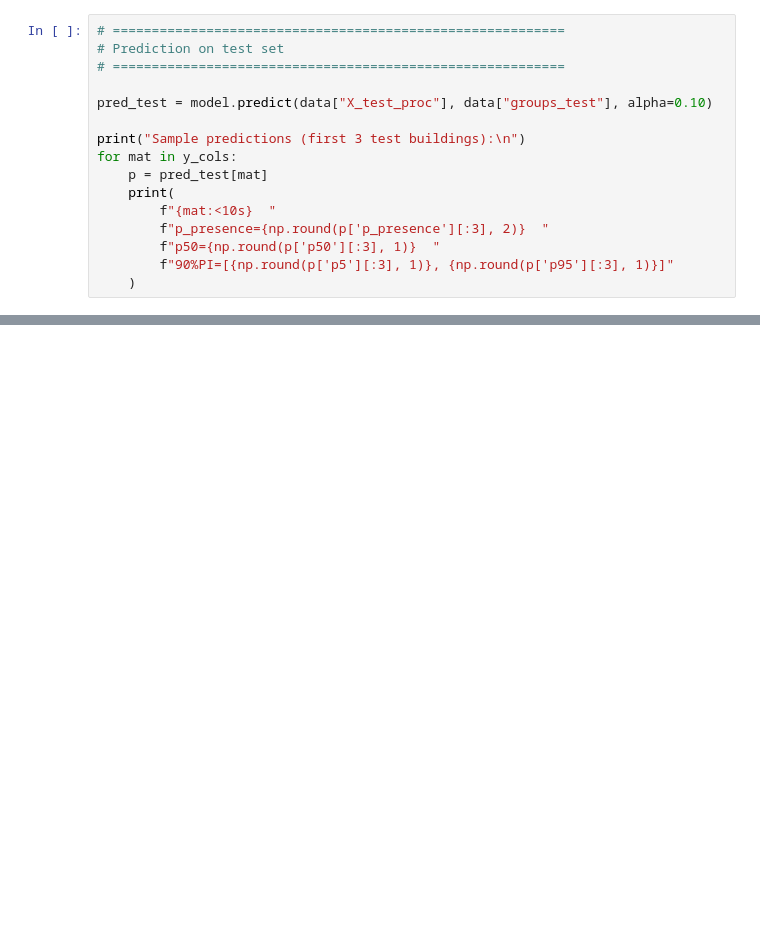
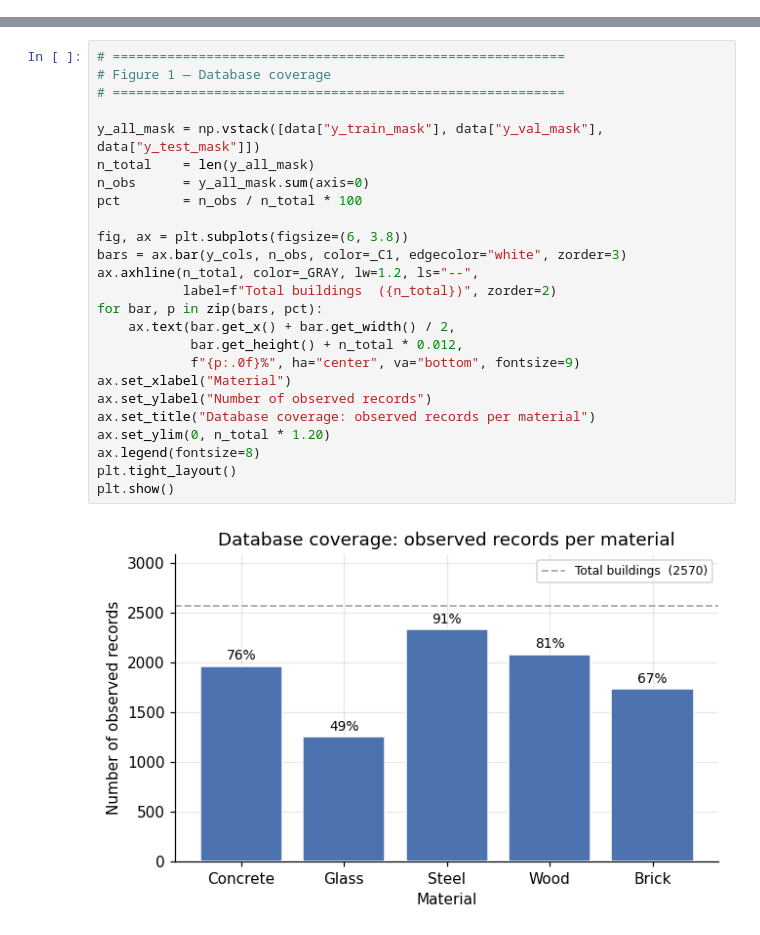
Before and after one commit to City-Syntax/material-intensity, a Jupyter notebook: prediction_model.ipynb, the cells around one changed output, grey strips where cells are left out. Drawn from its saved outputs; the diff is of its cells as text; blank space fills up the shorter version.

Commit message:
Update app model artifacts and training outputs

```diff
--- a/prediction_model.ipynb
+++ b/prediction_model.ipynb
@@ -1721,16 +0,0 @@ Joint sampling calibration re-fitted on tuned model.
-# %%
-# ==========================================================
-# Prediction on test set
-# ==========================================================
-
-pred_test = model.predict(data["X_test_proc"], data["groups_test"], alpha=0.10)
-
-print("Sample predictions (first 3 test buildings):\n")
-for mat in y_cols:
-    p = pred_test[mat]
-    print(
-        f"{mat:<10s}  "
-        f"p_presence={np.round(p['p_presence'][:3], 2)}  "
-        f"p50={np.round(p['p50'][:3], 1)}  "
-        f"90%PI=[{np.round(p['p5'][:3], 1)}, {np.round(p['p95'][:3], 1)}]"
-    )
@@ -2428,0 +715,27 @@ Pres |err| = |sampled presence freq − true freq|.
+# %%
+# ==========================================================
+# Figure 1 — Database coverage
+# ==========================================================
+
+y_all_mask = np.vstack([data["y_train_mask"], data["y_val_mask"], data["y_test_mask"]])
+n_total    = len(y_all_mask)
+n_obs      = y_all_mask.sum(axis=0)
+pct        = n_obs / n_total * 100
+
+fig, ax = plt.subplots(figsize=(6, 3.8))
+bars = ax.bar(y_cols, n_obs, color=_C1, edgecolor="white", zorder=3)
+ax.axhline(n_total, color=_GRAY, lw=1.2, ls="--",
+           label=f"Total buildings  ({n_total})", zorder=2)
+for bar, p in zip(bars, pct):
+    ax.text(bar.get_x() + bar.get_width() / 2,
+            bar.get_height() + n_total * 0.012,
+            f"{p:.0f}%", ha="center", va="bottom", fontsize=9)
+ax.set_xlabel("Material")
+ax.set_ylabel("Number of observed records")
+ax.set_title("Database coverage: observed records per material")
+ax.set_ylim(0, n_total * 1.20)
+ax.legend(fontsize=8)
+plt.tight_layout()
+plt.show()
+# %% [output]
+[figure, added]
```
Also changed, not shown: parts of 57 cells of this notebook, 7 other files.
